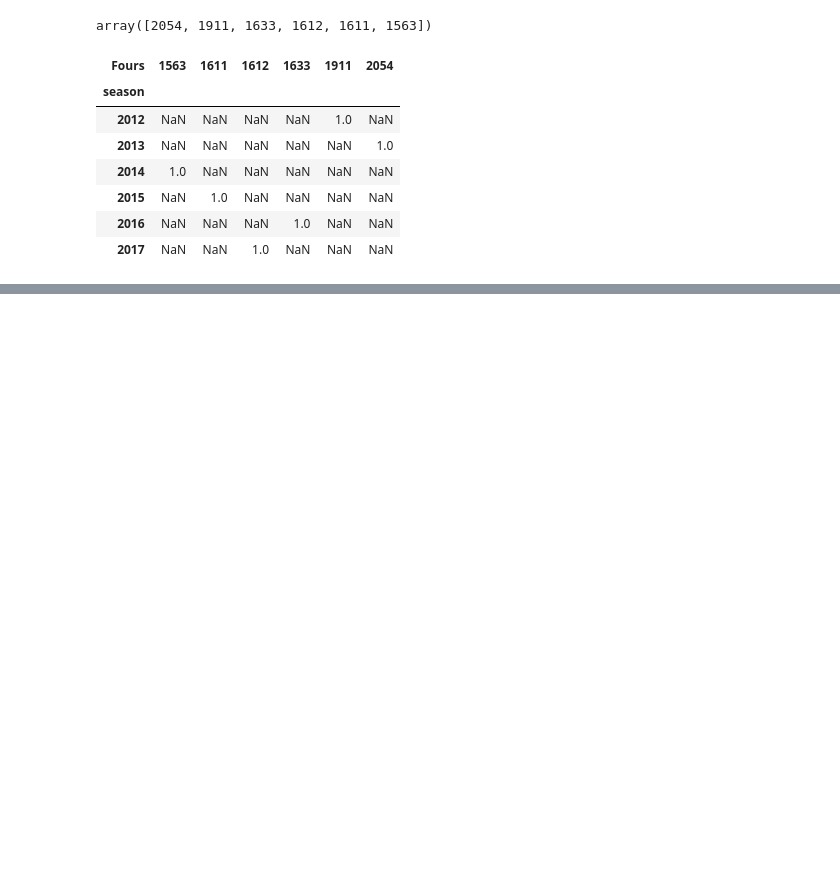
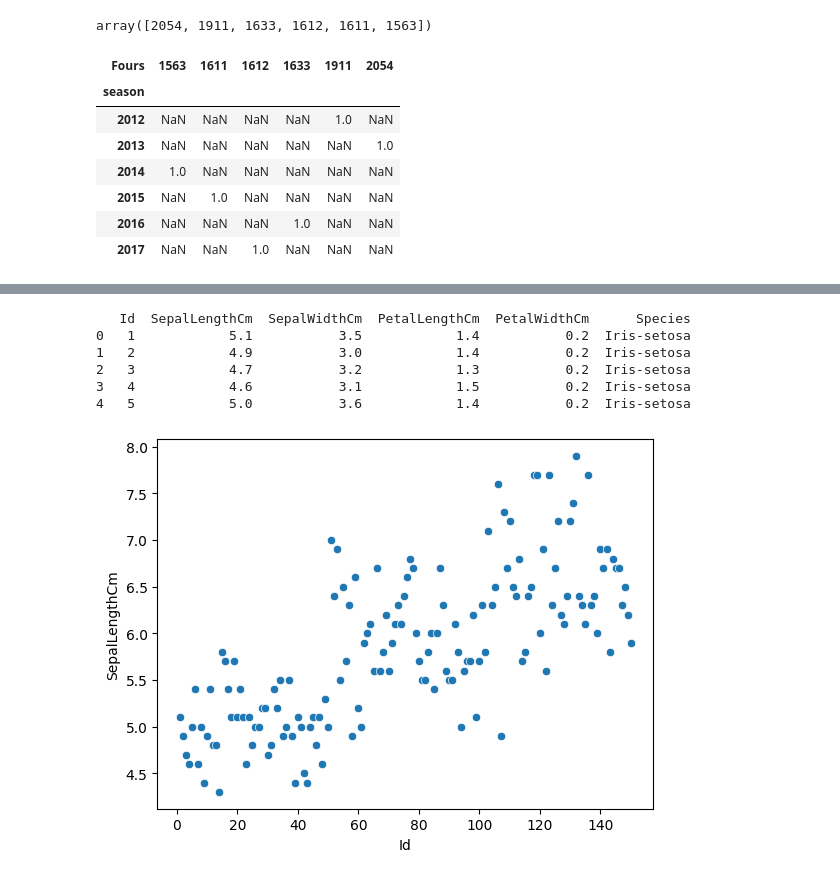
Before and after one commit to Abhinav09062005/python-, a Jupyter notebook: chapter4/mathplotlib1.ipynb, the cells around one changed output, grey strips where cells are left out. Drawn from its saved outputs; the diff is of its cells as text; code cells hidden in the pictures; blank space fills up the shorter version.

```diff
--- a/chapter4/mathplotlib1.ipynb
+++ b/chapter4/mathplotlib1.ipynb
@@ -272,0 +285,19 @@ abc.pivot_table(index='season',columns='Fours',values='Sixes',aggfunc='count')
+# %%
+df = pd.read_csv("iris.csv")
+
+
+print(df.head())
+# %% [output]
+   Id  SepalLengthCm  SepalWidthCm  PetalLengthCm  PetalWidthCm      Species
+0   1            5.1           3.5            1.4           0.2  Iris-setosa
+1   2            4.9           3.0            1.4           0.2  Iris-setosa
+2   3            4.7           3.2            1.3           0.2  Iris-setosa
+3   4            4.6           3.1            1.5           0.2  Iris-setosa
+4   5            5.0           3.6            1.4           0.2  Iris-setosa
+# %%
+
+import seaborn as sns
+sns.scatterplot(data=df, x="Id", y="SepalLengthCm")
+plt.show()
+# %% [output]
+[figure, added]
```
Also changed, not shown: parts of 3 cells of this notebook.
